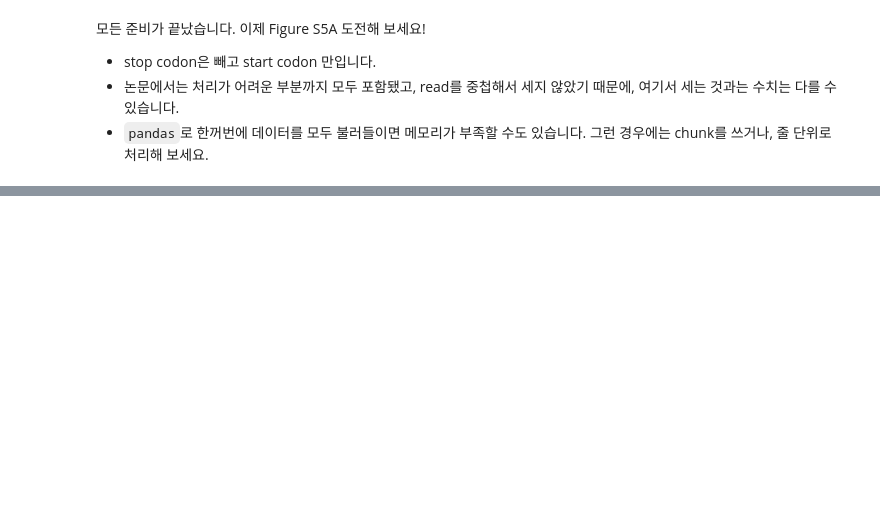
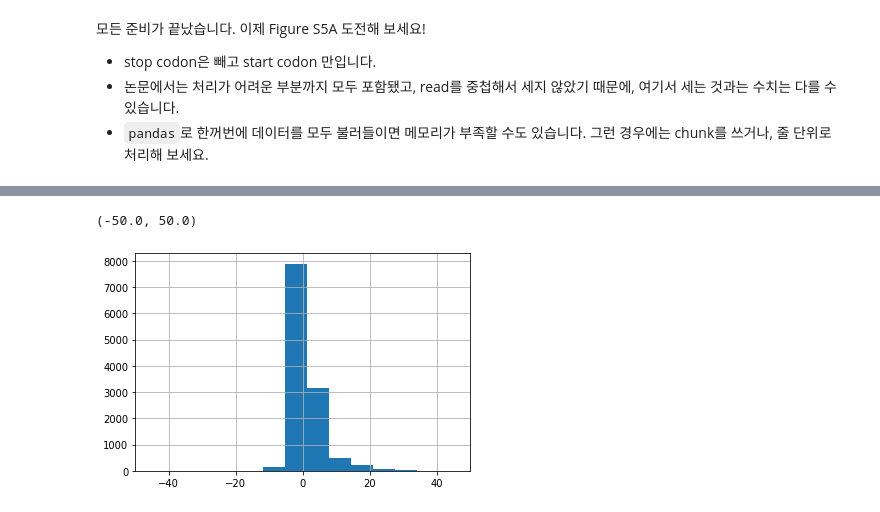
Before and after one commit to shn531/bioinformaticsproject, a Jupyter notebook: mission2/CoLab_TermProj_2022-2.ipynb, the cells around one changed output, grey strips where cells are left out. Saved outputs shown, nothing was run; the diff lists cells and outputs as text; code cells hidden in the pictures; blank space fills up the shorter version.

```diff
--- a/mission2/CoLab_TermProj_2022-2.ipynb
+++ b/mission2/CoLab_TermProj_2022-2.ipynb
@@ -146,0 +431,6 @@ start codon가 들어가 있는 exon들을 고르기 위해서 미리 + strand
+# %%
+filtered.Lucsize3.hist()
+plt.xlim(-50,50)
+# %% [output]
+(-50.0, 50.0)
+[figure, added]
```
Also changed, not shown: parts of 34 cells of this notebook.
